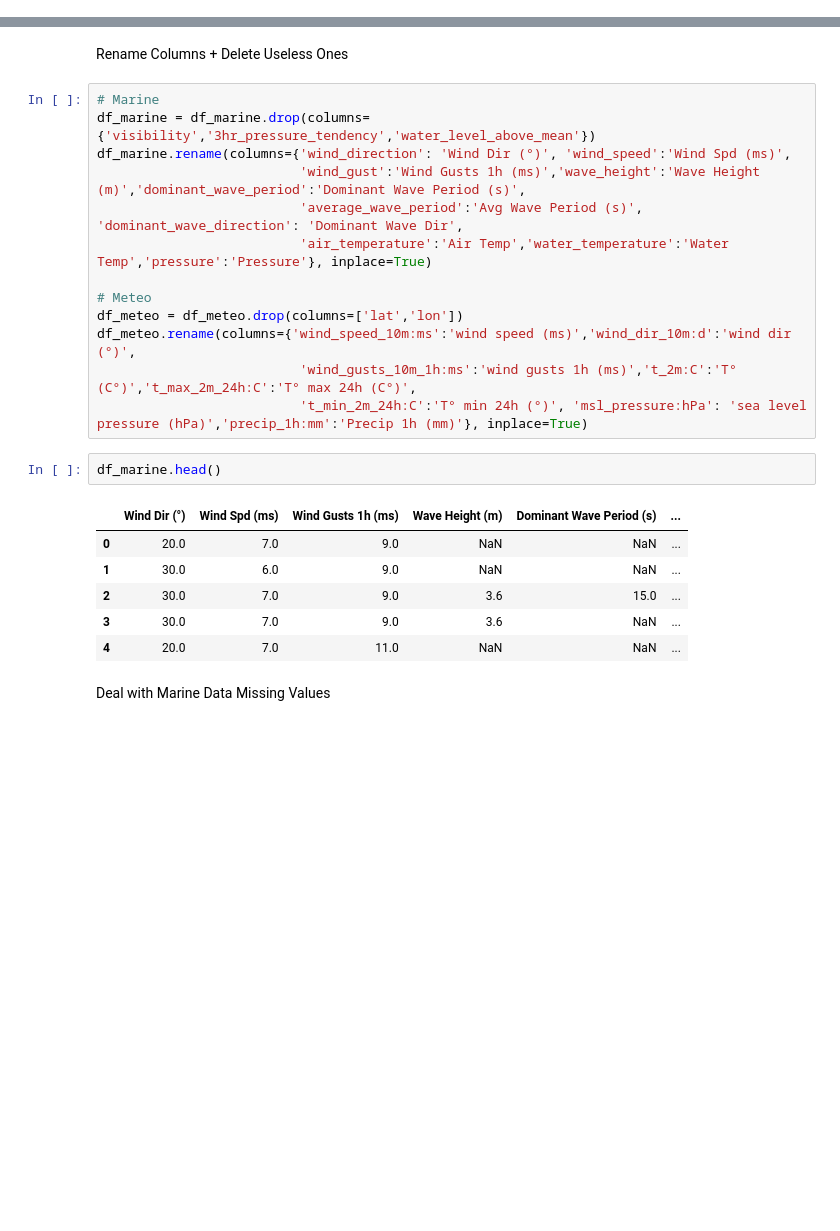
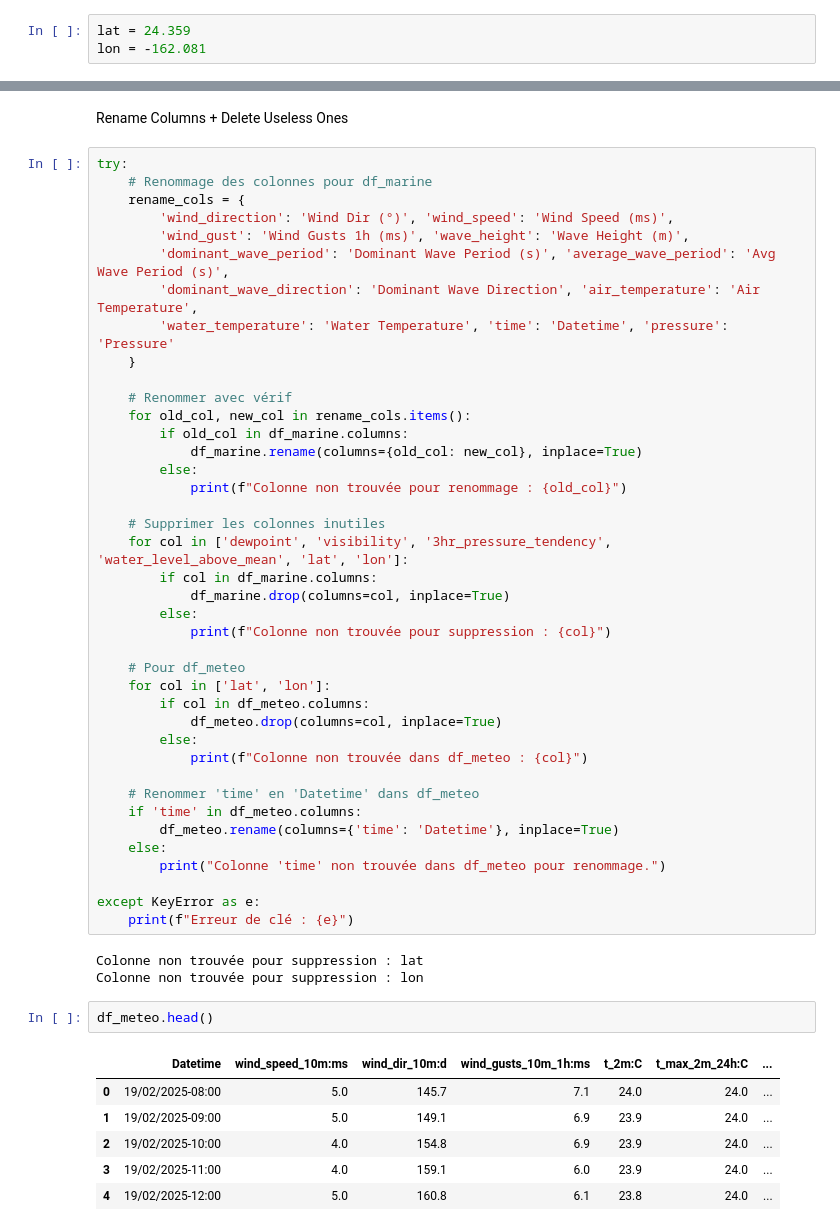
Before and after one commit to flosrv/Mes-Projets, a Jupyter notebook: Oceanography-Project-WIP/getDataFromApi.ipynb, the cells around one changed output, grey strips where cells are left out. Cells and saved outputs as stored; diff of their text form; blank space fills up the shorter version.

Commit message:
créations de fonction cleaning custom et création du script pour SM

```diff
--- a/Oceanography-Project-WIP/getDataFromApi.ipynb
+++ b/Oceanography-Project-WIP/getDataFromApi.ipynb
@@ -450,0 +134,3 @@ Index(['lat', 'lon', 'wind_speed_10m:ms', 'wind_dir_10m:d',
+# %%
+lat = 24.359
+lon = -162.081
@@ -460,26 +216,54 @@ df_marine.head()
 # %% [markdown]
 Rename Columns + Delete Useless Ones
-# %%
-# Marine
-df_marine = df_marine.drop(columns={'visibility','3hr_pressure_tendency','water_level_above_mean'})
-df_marine.rename(columns={'wind_direction': 'Wind Dir (°)', 'wind_speed':'Wind Spd (ms)',
-                          'wind_gust':'Wind Gusts 1h (ms)','wave_height':'Wave Height (m)','dominant_wave_period':'Dominant Wave Period (s)',
-                          'average_wave_period':'Avg Wave Period (s)', 'dominant_wave_direction': 'Dominant Wave Dir',
-                          'air_temperature':'Air Temp','water_temperature':'Water Temp','pressure':'Pressure'}, inplace=True)
-
-# Meteo
-df_meteo = df_meteo.drop(columns=['lat','lon'])
-df_meteo.rename(columns={'wind_speed_10m:ms':'wind speed (ms)','wind_dir_10m:d':'wind dir (°)',
-                          'wind_gusts_10m_1h:ms':'wind gusts 1h (ms)','t_2m:C':'T° (C°)','t_max_2m_24h:C':'T° max 24h (C°)',
-                          't_min_2m_24h:C':'T° min 24h (°)', 'msl_pressure:hPa': 'sea level pressure (hPa)','precip_1h:mm':'Precip 1h (mm)'}, inplace=True)
+# %%
+try:
+    # Renommage des colonnes pour df_marine
+    rename_cols = {
+        'wind_direction': 'Wind Dir (°)', 'wind_speed': 'Wind Speed (ms)',
+        'wind_gust': 'Wind Gusts 1h (ms)', 'wave_height': 'Wave Height (m)',
+        'dominant_wave_period': 'Dominant Wave Period (s)', 'average_wave_period': 'Avg Wave Period (s)',
+        'dominant_wave_direction': 'Dominant Wave Direction', 'air_temperature': 'Air Temperature',
+        'water_temperature': 'Water Temperature', 'time': 'Datetime', 'pressure': 'Pressure'
+    }
+
+    # Renommer avec vérif
+    for old_col, new_col in rename_cols.items():
+        if old_col in df_marine.columns:
+            df_marine.rename(columns={old_col: new_col}, inplace=True)
+        else:
+            print(f"Colonne non trouvée pour renommage : {old_col}")
+
+    # Supprimer les colonnes inutiles
+    for col in ['dewpoint', 'visibility', '3hr_pressure_tendency', 'water_level_above_mean', 'lat', 'lon']:
+        if col in df_marine.columns:
+            df_marine.drop(columns=col, inplace=True)
+        else:
+            print(f"Colonne non trouvée pour suppression : {col}")
+
+    # Pour df_meteo
+    for col in ['lat', 'lon']:
+        if col in df_meteo.columns:
+            df_meteo.drop(columns=col, inplace=True)
+        else:
+            print(f"Colonne non trouvée dans df_meteo : {col}")
+
+    # Renommer 'time' en 'Datetime' dans df_meteo
+    if 'time' in df_meteo.columns:
+        df_meteo.rename(columns={'time': 'Datetime'}, inplace=True)
+    else:
+        print("Colonne 'time' non trouvée dans df_meteo pour renommage.")
+
+except KeyError as e:
+    print(f"Erreur de clé : {e}")
+# %% [output]
+Colonne non trouvée pour suppression : lat
+Colonne non trouvée pour suppression : lon
 # %%
-df_marine.head()
+df_meteo.head()
 # %% [output]
-|  | Wind Dir (°) | Wind Spd (ms) | Wind Gusts 1h (ms) | Wave Height (m) | Dominant Wave Period (s) | ... |
-| 0 | 20.0 | 7.0 | 9.0 | NaN | NaN | ... |
-| 1 | 30.0 | 6.0 | 9.0 | NaN | NaN | ... |
-| 2 | 30.0 | 7.0 | 9.0 | 3.6 | 15.0 | ... |
-| 3 | 30.0 | 7.0 | 9.0 | 3.6 | NaN | ... |
-| 4 | 20.0 | 7.0 | 11.0 | NaN | NaN | ... |
+|  | Datetime | wind_speed_10m:ms | wind_dir_10m:d | wind_gusts_10m_1h:ms | t_2m:C | t_max_2m_24h:C | ... |
+| 0 | 19/02/2025-08:00 | 5.0 | 145.7 | 7.1 | 24.0 | 24.0 | ... |
+| 1 | 19/02/2025-09:00 | 5.0 | 149.1 | 6.9 | 23.9 | 24.0 | ... |
+| 2 | 19/02/2025-10:00 | 4.0 | 154.8 | 6.9 | 23.9 | 24.0 | ... |
+| 3 | 19/02/2025-11:00 | 4.0 | 159.1 | 6.0 | 23.9 | 24.0 | ... |
+| 4 | 19/02/2025-12:00 | 5.0 | 160.8 | 6.1 | 23.8 | 24.0 | ... |
-# %% [markdown]
-Deal with Marine Data Missing Values
```
Also changed, not shown: parts of 61 cells of this notebook, 9 other files.
